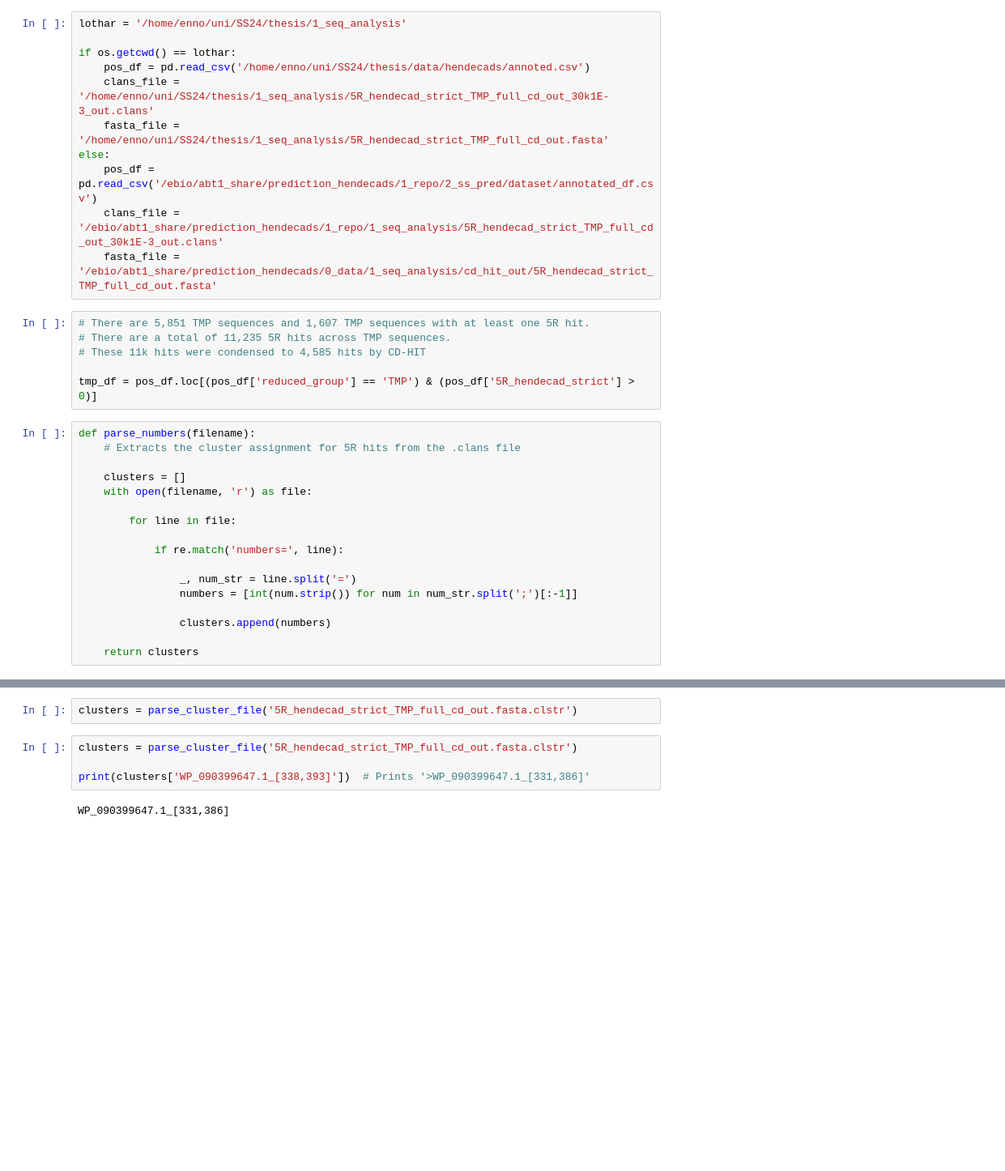
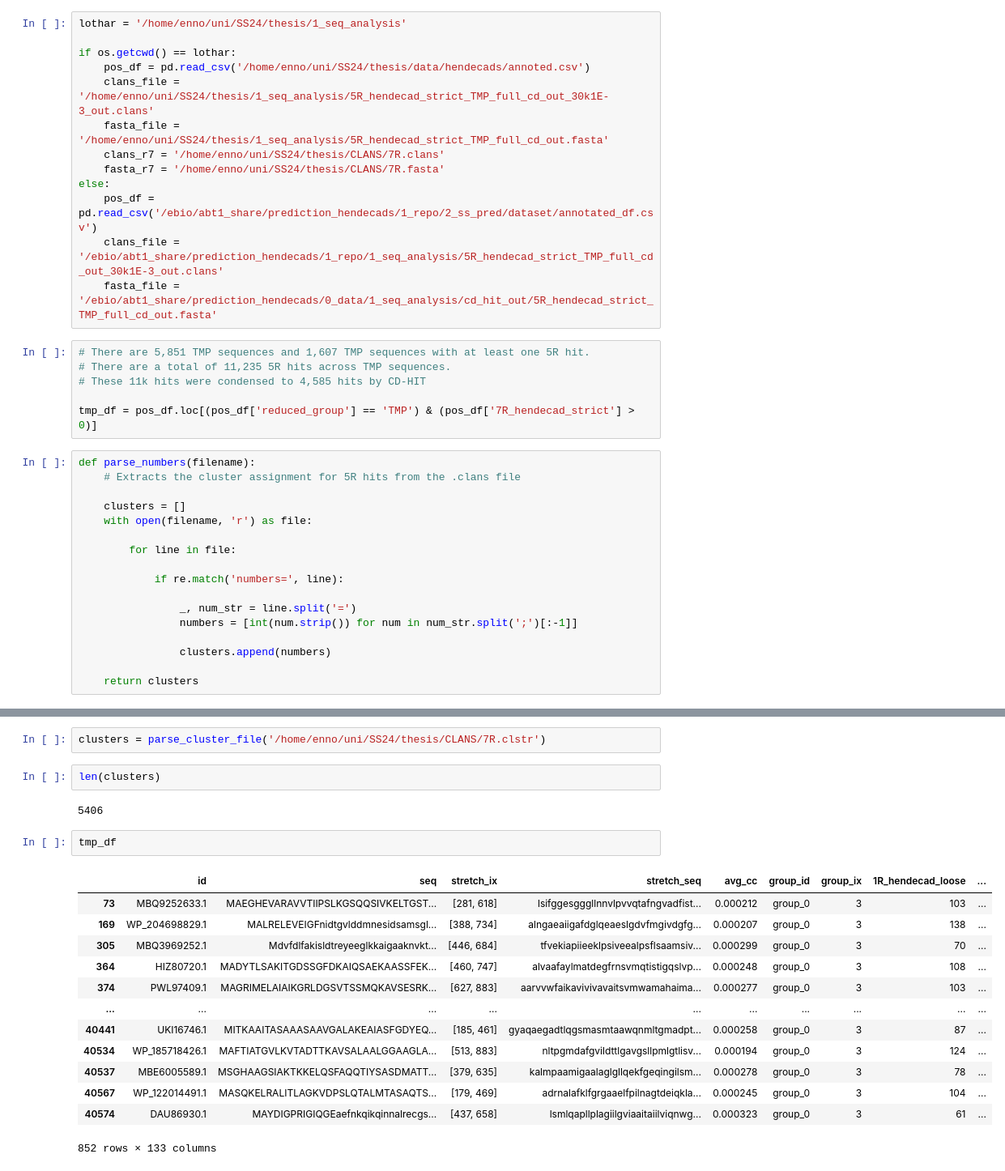
Before and after one commit to donEnno/hendecads, a Jupyter notebook: 1_seq_analysis/tmp_cd_clans.ipynb, the cells around one changed output, grey strips where cells are left out. Shown at 81% size. Cells and saved outputs as stored; diff of their text form; blank space fills up the shorter version.

```diff
--- a/1_seq_analysis/tmp_cd_clans.ipynb
+++ b/1_seq_analysis/tmp_cd_clans.ipynb
@@ -20,6 +20,8 @@ if os.getcwd() == lothar:
     pos_df = pd.read_csv('/home/enno/uni/SS24/thesis/data/hendecads/annoted.csv')
     clans_file = '/home/enno/uni/SS24/thesis/1_seq_analysis/5R_hendecad_strict_TMP_full_cd_out_30k1E-3_out.clans'
     fasta_file = '/home/enno/uni/SS24/thesis/1_seq_analysis/5R_hendecad_strict_TMP_full_cd_out.fasta'
+    clans_r7 = '/home/enno/uni/SS24/thesis/CLANS/7R.clans'
+    fasta_r7 = '/home/enno/uni/SS24/thesis/CLANS/7R.fasta'
 else:
     pos_df = pd.read_csv('/ebio/abt1_share/prediction_hendecads/1_repo/2_ss_pred/dataset/annotated_df.csv')
     clans_file = '/ebio/abt1_share/prediction_hendecads/1_repo/1_seq_analysis/5R_hendecad_strict_TMP_full_cd_out_30k1E-3_out.clans'
@@ -29,7 +31,7 @@ else:
 # There are a total of 11,235 5R hits across TMP sequences.
 # These 11k hits were condensed to 4,585 hits by CD-HIT
 
-tmp_df = pos_df.loc[(pos_df['reduced_group'] == 'TMP') & (pos_df['5R_hendecad_strict'] > 0)]
+tmp_df = pos_df.loc[(pos_df['reduced_group'] == 'TMP') & (pos_df['7R_hendecad_strict'] > 0)]
 # %%
 def parse_numbers(filename):
     # Extracts the cluster assignment for 5R hits from the .clans file
@@ -68,11 +70,25 @@ def parse_cluster_file(filename):
             clusters[sequence[1:]] = current_representative[1:]
 
     return clusters
-# %%
-clusters = parse_cluster_file('5R_hendecad_strict_TMP_full_cd_out.fasta.clstr')
-# %%
-clusters = parse_cluster_file('5R_hendecad_strict_TMP_full_cd_out.fasta.clstr')
-
-print(clusters['WP_090399647.1_[338,393]'])  # Prints '>WP_090399647.1_[331,386]'
-# %% [output]
-WP_090399647.1_[331,386]
+# %%
+clusters = parse_cluster_file('/home/enno/uni/SS24/thesis/CLANS/7R.clstr')
+# %%
+len(clusters)
+# %% [output]
+5406
+# %%
+tmp_df
+# %% [output]
+|  | id | seq | stretch_ix | stretch_seq | avg_cc | group_id | group_ix | 1R_hendecad_loose | ... |
+| 73 | MBQ9252633.1 | MAEGHEVARAVVTIIPSLKGSQQSIVKELTGST... | [281, 618] | lsifggesgggllnnvlpvvqtafngvadfist... | 0.000212 | group_0 | 3 | 103 | ... |
+| 169 | WP_204698829.1 | MALRELEVEIGFnidtgvlddmnesidsamsgl... | [388, 734] | alngaeaiigafdglqeaeslgdvfmgivdgfg... | 0.000207 | group_0 | 3 | 138 | ... |
+| 305 | MBQ3969252.1 | Mdvfdlfakisldtreyeeglkkaigaaknvkt... | [446, 684] | tfvekiapiieeklpsiveealpsflsaamsiv... | 0.000299 | group_0 | 3 | 70 | ... |
+| 364 | HIZ80720.1 | MADYTLSAKITGDSSGFDKAIQSAEKAASSFEK... | [460, 747] | alvaafaylmatdegfrnsvmqtistigqslvp... | 0.000248 | group_0 | 3 | 108 | ... |
+| 374 | PWL97409.1 | MAGRIMELAIAIKGRLDGSVTSSMQKAVSESRK... | [627, 883] | aarvvwfaikavivivavaitsvmwamahaima... | 0.000277 | group_0 | 3 | 103 | ... |
+| ... | ... | ... | ... | ... | ... | ... | ... | ... | ... |
+| 40441 | UKI16746.1 | MITKAAITASAAASAAVGALAKEAIASFGDYEQ... | [185, 461] | gyaqaegadtlqgsmasmtaawqnmltgmadpt... | 0.000258 | group_0 | 3 | 87 | ... |
+| 40534 | WP_185718426.1 | MAFTIATGVLKVTADTTKAVSALAALGGAAGLA... | [513, 883] | nltpgmdafgvildttlgavgsllpmlgtlisv... | 0.000194 | group_0 | 3 | 124 | ... |
+| 40537 | MBE6005589.1 | MSGHAAGSIAKTKKELQSFAQQTIYSASDMATT... | [379, 635] | kalmpaamigaalaglgllqekfgeqingilsm... | 0.000278 | group_0 | 3 | 78 | ... |
+| 40567 | WP_122014491.1 | MASQKELRALITLAGKVDPSLQTALMTASAQTS... | [179, 469] | adrnalafklfgrgaaelfpilnagtdeiqkla... | 0.000245 | group_0 | 3 | 104 | ... |
+| 40574 | DAU86930.1 | MAYDIGPRIGIQGEaefnkqikqinnalrecgs... | [437, 658] | lsmlqapllplagiilgviaaitaiilviqnwg... | 0.000323 | group_0 | 3 | 61 | ... |
+852 rows × 133 columns
```
Also changed, not shown: parts of 19 cells of this notebook.
